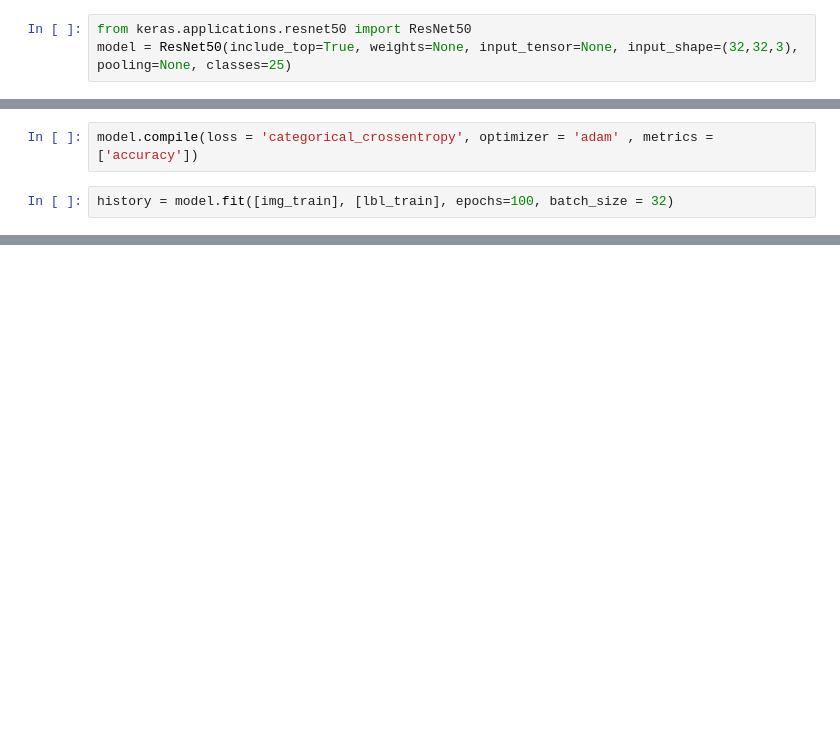
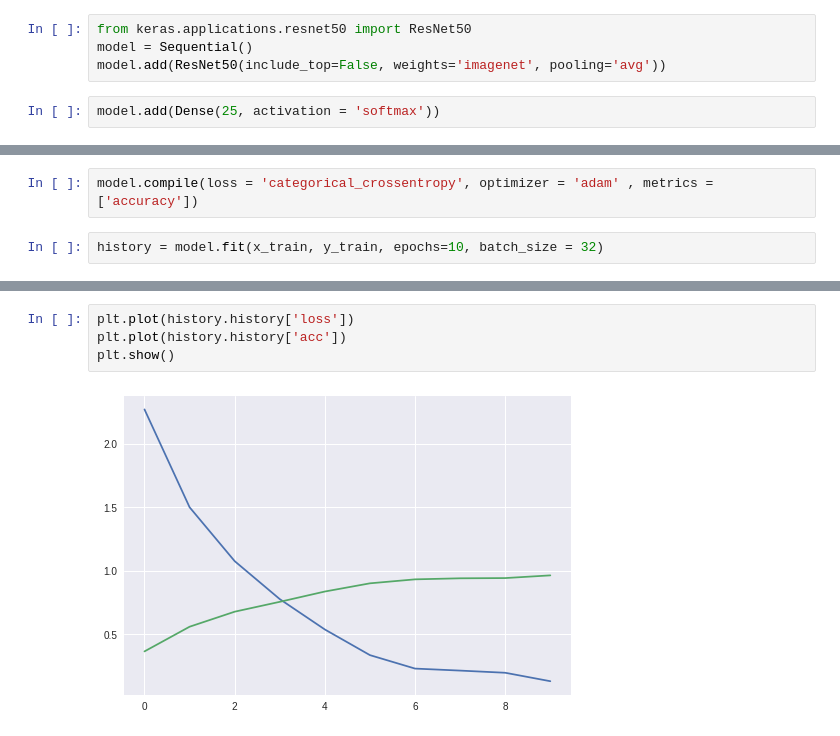
Before and after one commit to Younes-Charfaoui/Picnic-Hackathon, a Jupyter notebook: Picnic_Hackathon.ipynb, the cells around one changed output, grey strips where cells are left out. Drawn from its saved outputs; the diff is of its cells as text; blank space fills up the shorter version.

```diff
--- a/Picnic_Hackathon.ipynb
+++ b/Picnic_Hackathon.ipynb
@@ -258,6 +170,9 @@ Accuracy of 28.717948717948715%
 # %%
 from keras.applications.resnet50 import ResNet50
-model = ResNet50(include_top=True, weights=None, input_tensor=None, input_shape=(32,32,3), pooling=None, classes=25)
+model = Sequential()
+model.add(ResNet50(include_top=False, weights='imagenet', pooling='avg'))
+# %%
+model.add(Dense(25, activation = 'softmax'))
 # %%
 model.summary()
 # %% [output]
@@ -281,5 +190,5 @@ ________________________________________________________________________________
 # %%
 model.compile(loss = 'categorical_crossentropy', optimizer = 'adam' , metrics = ['accuracy'])
 # %%
-history = model.fit([img_train], [lbl_train], epochs=100, batch_size = 32)
+history = model.fit(x_train, y_train, epochs=10, batch_size = 32)
 # %% [output]
@@ -304 +215,7 @@ KeyboardInterrupt: ignored
+# %%
+plt.plot(history.history['loss'])
+plt.plot(history.history['acc'])
+plt.show()
+# %% [output]
+[figure, added]
 # %%
```
Also changed, not shown: parts of 29 cells of this notebook.
